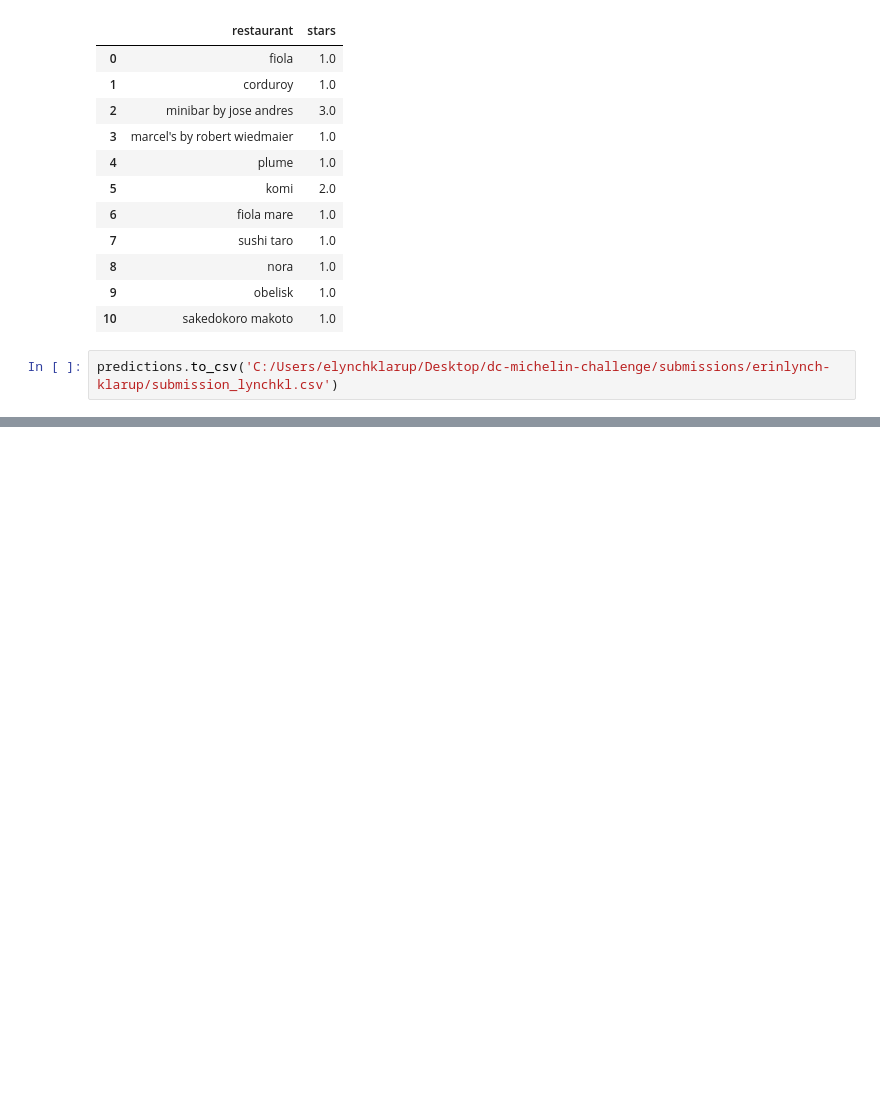
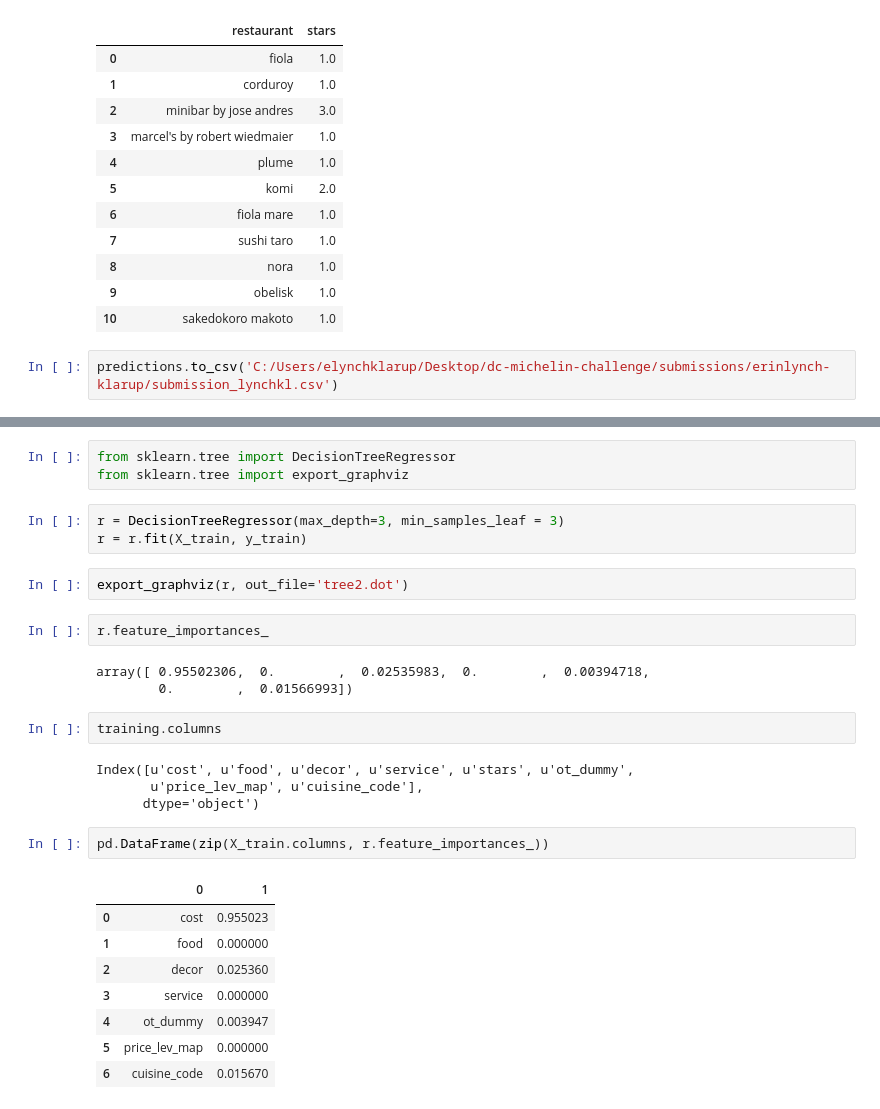
Before and after one commit to josephofiowa/dc-michelin-challenge, a Jupyter notebook: submissions/erinlynch-klarup/Michelin models.ipynb, the cells around one changed output, grey strips where cells are left out. Saved outputs shown, nothing was run; the diff lists cells and outputs as text; blank space fills up the shorter version.

```diff
--- a/submissions/erinlynch-klarup/Michelin models.ipynb
+++ b/submissions/erinlynch-klarup/Michelin models.ipynb
@@ -512,0 +517,30 @@ predictions.to_csv('C:/Users/elynchklarup/Desktop/dc-michelin-challenge/submissi
+# %%
+from sklearn.tree import DecisionTreeRegressor
+from sklearn.tree import export_graphviz
+# %%
+r = DecisionTreeRegressor(max_depth=3, min_samples_leaf = 3)
+r = r.fit(X_train, y_train)
+# %%
+export_graphviz(r, out_file='tree2.dot')
+# %%
+r.feature_importances_
+# %% [output]
+array([ 0.95502306,  0.        ,  0.02535983,  0.        ,  0.00394718,
+        0.        ,  0.01566993])
+# %%
+training.columns
+# %% [output]
+Index([u'cost', u'food', u'decor', u'service', u'stars', u'ot_dummy',
+       u'price_lev_map', u'cuisine_code'],
+      dtype='object')
+# %%
+pd.DataFrame(zip(X_train.columns, r.feature_importances_))
+# %% [output]
+|  | 0 | 1 |
+| 0 | cost | 0.955023 |
+| 1 | food | 0.000000 |
+| 2 | decor | 0.025360 |
+| 3 | service | 0.000000 |
+| 4 | ot_dummy | 0.003947 |
+| 5 | price_lev_map | 0.000000 |
+| 6 | cuisine_code | 0.015670 |
```
Also changed, not shown: parts of 16 cells of this notebook, 3 other files.
